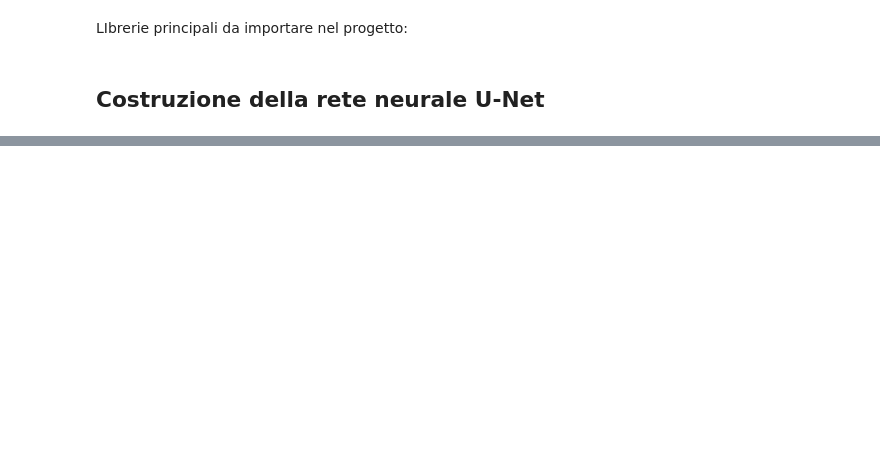
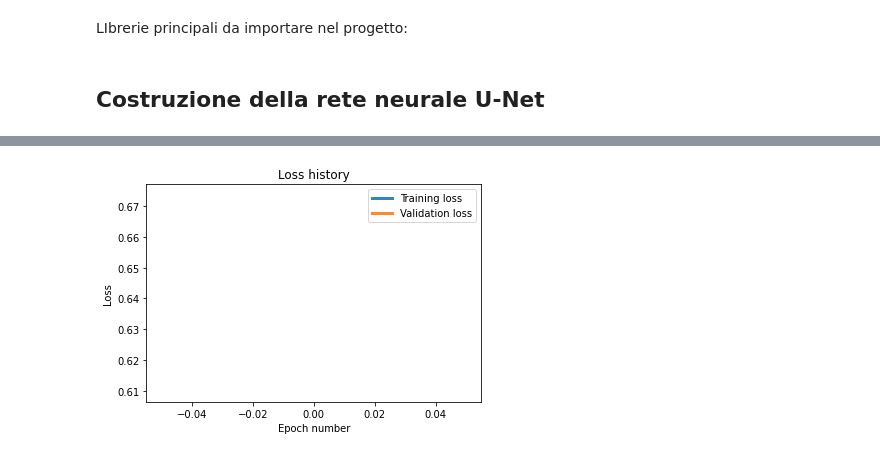
Before and after one commit to lollopagno/DefectTiles, a Jupyter notebook: doc/Unet_Tiles.ipynb, the cells around one changed output, grey strips where cells are left out. Cells and saved outputs as stored; diff of their text form; code cells hidden in the pictures; blank space fills up the shorter version.

```diff
--- a/doc/Unet_Tiles.ipynb
+++ b/doc/Unet_Tiles.ipynb
@@ -392,0 +832,83 @@ def train_test_split(dataset):
+# %%
+SHOW_SAMPLES_TRAIN = False
+SHOW_SUMMARY = False
+
+parent_dir = "/content/gdrive/MyDrive/DataSet/DatasetTiles"
+BLOWHOLE = "MT_Blowhole"
+BREAK = "MT_Break"
+CRACK = "MT_Crack"
+FRAY = "MT_Fray"
+FREE = "MT_Free"
+UNEVEN = "MT_Uneven"
+defects = [BLOWHOLE, BREAK, CRACK, FRAY, FREE, UNEVEN]
+datasets = []
+
+n_classes = 1
+
+# Loaded dataset
+print("Loading dataset in progress ...")
+for defect in defects:
+    datasets.append(DatasetTiles(parent_dir, defect))
+
+dataset = ConcatDataset(datasets)
+print(f"** Dataset loaded correctly! Imgs: {len(dataset)} **\n")
+
+training_dataset, validation_dataset, test_dataset = train_test_split(dataset)
+print(f"Size train: {len(training_dataset)} - 70%")
+print(f"Size validation: {len(validation_dataset)} - 20%")
+print(f"Size test: {len(test_dataset)} - 10%")
+print(f"Total imgs splitted: {len(training_dataset) + len(validation_dataset) + len(test_dataset)}\n\n")
+
+batch_size = 4 #8
+
+# Training set
+training_loader = DataLoader(training_dataset, batch_size=batch_size, shuffle=False)
+
+# Validation set
+validation_loader = DataLoader(validation_dataset, batch_size=batch_size, shuffle=False)
+
+# Test set
+test_loader = DataLoader(test_dataset, batch_size=batch_size, shuffle=False)
+
+# Show samples train dataset
+if SHOW_SAMPLES_TRAIN:
+    sample_dataset(data_loader=training_loader, batch_size=batch_size)
+
+device = torch.device("cuda" if torch.cuda.is_available() else "cpu")
+model = Unet(n_classes_out=n_classes)
+model = model.to(device)
+
+x = torch.randn(size=(1, 3, 256, 256), dtype=torch.float32).cuda()
+with torch.no_grad():
+    out = model(x)
+
+print(f'Shape out net: {out.shape} ')
+
+if SHOW_SUMMARY:
+    summary(model, (3, 256, 256))
+
+num_epochs = 1  # 100
+criterion = nn.BCELoss()  # Binary cross-entropy
+optimizer = optim.SGD(model.parameters(), momentum=0.9, lr=0.0001)
+lr_scheduler = optim.lr_scheduler.ExponentialLR(optimizer=optimizer, gamma=0.8)
+
+start_time = time.time()
+
+# Training model
+loss_train, loss_valid, accuracy_valid = training_loop(model=model,
+                                                       num_epochs=num_epochs,
+                                                       optimizer=optimizer,
+                                                       lr_scheduler=lr_scheduler,
+                                                       loss_fn=criterion,
+                                                       training_loader=training_loader,
+                                                       validation_loader=validation_loader)
+end_time = time.time()
+print(f"** Training time: {round(((end_time - start_time) / 60), 3)} minutes **\n\n")
+
+# Show loss and accuracy
+plot_history(loss_train=loss_train, loss_valid=loss_valid, accuracy_valid=accuracy_valid, num_epochs=num_epochs)
+
+# Test
+test_images, test_masks, test_predicted = test(test_loader=test_loader, model=model, loss_fn=criterion)
+plot_test_results(test_images, test_masks, test_predicted, len(test_images) - 2)
+# %% [output]
@@ -392,0 +932 @@ def train_test_split(dataset):
+[figure, added]
```
Also changed, not shown: parts of 20 cells of this notebook.
